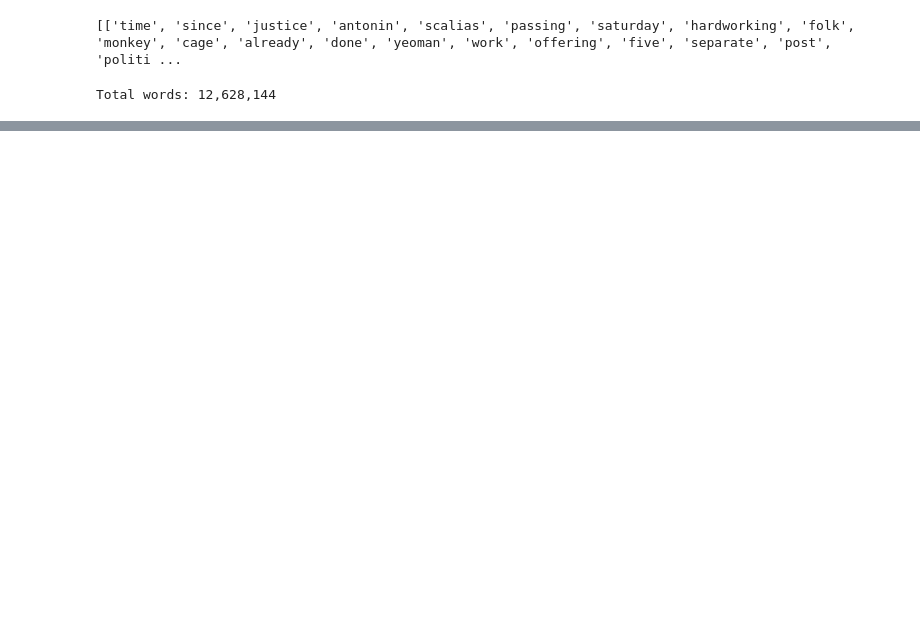
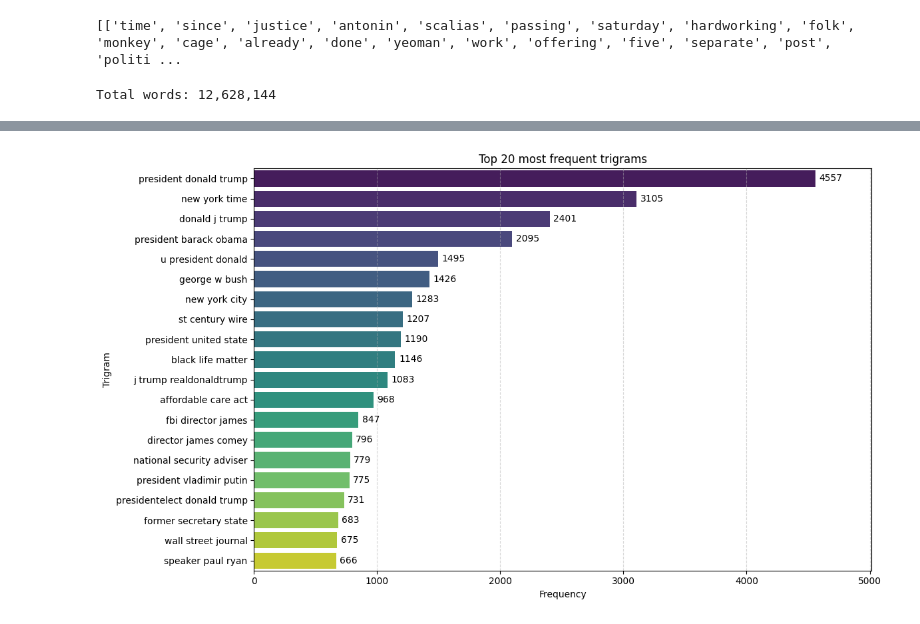
Before and after one commit to phucdm04/Fake-News-Detection, a Jupyter notebook: eda.ipynb, the cells around one changed output, grey strips where cells are left out. Cells and saved outputs as stored; diff of their text form; code cells hidden in the pictures; blank space fills up the shorter version.

```diff
--- a/eda.ipynb
+++ b/eda.ipynb
@@ -191,0 +216,23 @@ speaker paul ryan                     666
+# %%
+#Trigram
+trigram_counter = Counter(ngrams(flat_tokens, 3))
+top_20_trigrams = trigram_counter.most_common(20)
+
+df_tri = pd.DataFrame(top_20_trigrams, columns=['trigram', 'count'])
+df_tri['trigram'] = df_tri['trigram'].apply(lambda x: ' '.join(x))
+
+plt.figure(figsize=(12, 7))
+sns.barplot(data=df_tri, x='count', y='trigram', hue='trigram', palette='viridis', dodge=False, legend=False)
+
+for i, count in enumerate(df_tri['count']):
+    plt.text(count + 30, i, str(count), va='center')
+
+plt.xlim(0, df_tri['count'].max() * 1.1)
+plt.title("Top 20 most frequent trigrams")
+plt.xlabel("Frequency")
+plt.ylabel("Trigram")
+plt.grid(True, axis='x', linestyle='--', alpha=0.5)
+plt.tight_layout()
+plt.show()
+# %% [output]
+[figure, added]
```
Also changed, not shown: parts of 16 cells of this notebook.
